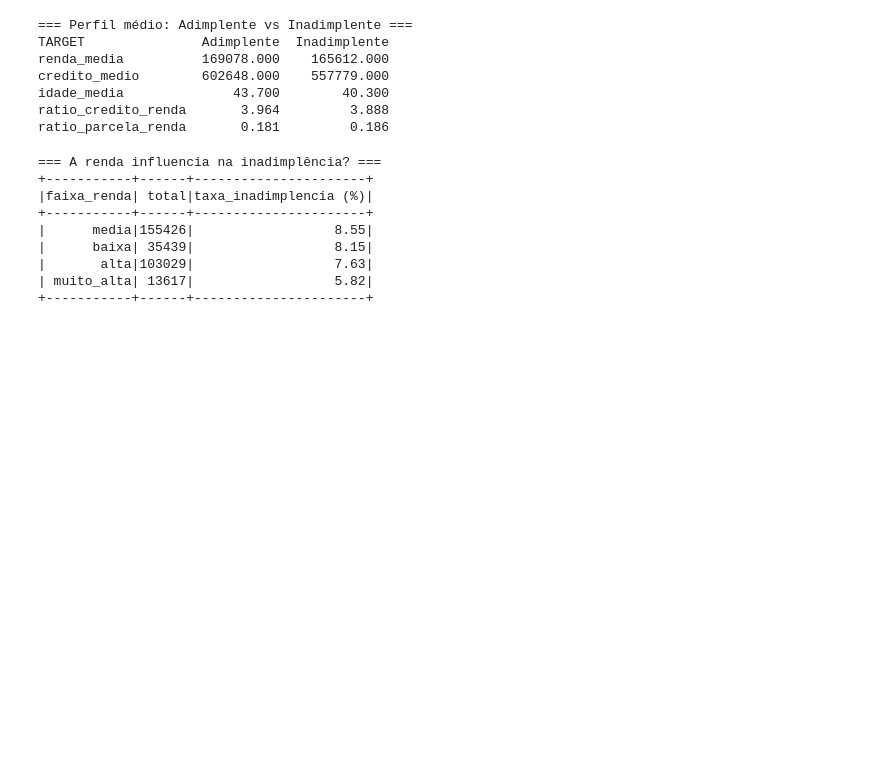
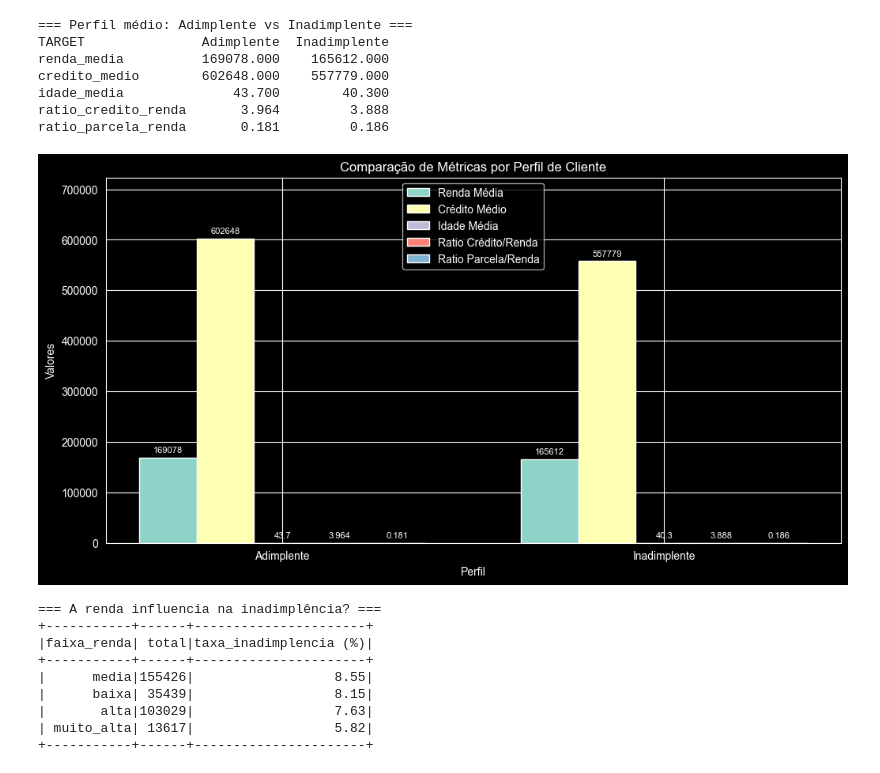
Before and after one commit to IsabelleSeve/Study_Data_Analytics, a Jupyter notebook: 03_inference_and_business.ipynb, the cells around one changed output. Drawn from its saved outputs; the diff is of its cells as text; code cells hidden in the pictures; blank space fills up the shorter version.

```diff
--- a/03_inference_and_business.ipynb
+++ b/03_inference_and_business.ipynb
@@ -107,6 +107,61 @@ credito_medio        602648.000    557779.000
 idade_media              43.700        40.300
 ratio_credito_renda       3.964         3.888
 ratio_parcela_renda       0.181         0.186
+# %%
+import matplotlib.pyplot as plt
+import numpy as np
+
+labels = perfil["TARGET"]
+x = np.arange(len(labels))
+width = 0.15
+plt.figure(figsize=(12,6))
+
+renda = plt.bar(
+    x - 2*width,
+    perfil["renda_media"],
+    width,
+    label="Renda Média"
+)
+credito = plt.bar(
+    x - width,
+    perfil["credito_medio"],
+    width,
+    label="Crédito Médio"
+)
+idade = plt.bar(
+    x,
+    perfil["idade_media"],
+    width,
+    label="Idade Média"
+)
+ratio_credito = plt.bar(
+    x + width,
+    perfil["ratio_credito_renda"],
+    width,
+    label="Ratio Crédito/Renda"
+)
+ratio_parcela = plt.bar(
+    x + 2*width,
+    perfil["ratio_parcela_renda"],
+    width,
+    label="Ratio Parcela/Renda"
+)
+ax = plt.gca()
+ax.bar_label(renda, padding=3, fontsize=8)
+ax.bar_label(credito, padding=3, fontsize=8)
+ax.bar_label(idade, padding=3, fontsize=8)
+ax.bar_label(ratio_credito, padding=3, fontsize=8)
+ax.bar_label(ratio_parcela, padding=3, fontsize=8)
+
+plt.xticks(x, labels)
+plt.title("Comparação de Métricas por Perfil de Cliente")
+plt.xlabel("Perfil")
+plt.ylabel("Valores")
+plt.ylim(0,perfil["credito_medio"].max() * 1.20)
+plt.legend(loc="upper center")
+plt.show()
+# %% [output]
+[figure, added]
 # %%
 # Insights de negócio: renda
 
```
Also changed, not shown: parts of 3 cells of this notebook, 1 other file.
